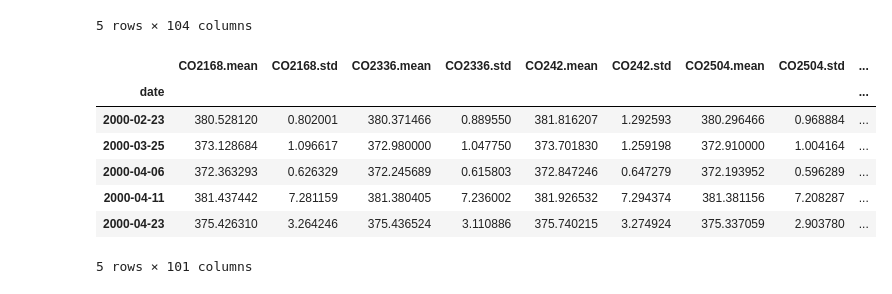
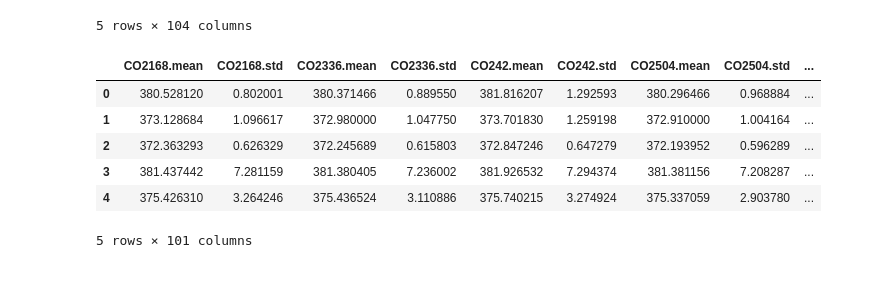
Before and after one commit to Jimmeeee/IML-project, a Jupyter notebook: project.ipynb, the cells around one changed output. Saved outputs shown, nothing was run; the diff lists cells and outputs as text; code cells hidden in the pictures.

```diff
--- a/project.ipynb
+++ b/project.ipynb
@@ -7,8 +7,7 @@ import seaborn as sns
 from sklearn.model_selection import train_test_split
 # %%
 # read data
-path = "data/npf_train.csv"
-df = pd.read_csv(path)
+df = pd.read_csv("data/npf_train.csv")
 # %%
 df.head()
 # %% [output]
@@ -24,19 +23,18 @@ df.head()
 df["class2"] = ["nonevent" if x=="nonevent" else "event" for x in df["class4"]]
 # %%
 # set date as index and drop definitely useless columns (id, partlybad, class4)
-df = df.set_index("date", drop = True)
+del df["date"]
 del df["id"]
 del df["partlybad"]
 del df["class4"]
 df.head()
 # %% [output]
 |  | CO2168.mean | CO2168.std | CO2336.mean | CO2336.std | CO242.mean | CO242.std | CO2504.mean | CO2504.std | ... |
-| date |  |  |  |  |  |  |  |  | ... |
-| 2000-02-23 | 380.528120 | 0.802001 | 380.371466 | 0.889550 | 381.816207 | 1.292593 | 380.296466 | 0.968884 | ... |
-| 2000-03-25 | 373.128684 | 1.096617 | 372.980000 | 1.047750 | 373.701830 | 1.259198 | 372.910000 | 1.004164 | ... |
-| 2000-04-06 | 372.363293 | 0.626329 | 372.245689 | 0.615803 | 372.847246 | 0.647279 | 372.193952 | 0.596289 | ... |
-| 2000-04-11 | 381.437442 | 7.281159 | 381.380405 | 7.236002 | 381.926532 | 7.294374 | 381.381156 | 7.208287 | ... |
-| 2000-04-23 | 375.426310 | 3.264246 | 375.436524 | 3.110886 | 375.740215 | 3.274924 | 375.337059 | 2.903780 | ... |
+| 0 | 380.528120 | 0.802001 | 380.371466 | 0.889550 | 381.816207 | 1.292593 | 380.296466 | 0.968884 | ... |
+| 1 | 373.128684 | 1.096617 | 372.980000 | 1.047750 | 373.701830 | 1.259198 | 372.910000 | 1.004164 | ... |
+| 2 | 372.363293 | 0.626329 | 372.245689 | 0.615803 | 372.847246 | 0.647279 | 372.193952 | 0.596289 | ... |
+| 3 | 381.437442 | 7.281159 | 381.380405 | 7.236002 | 381.926532 | 7.294374 | 381.381156 | 7.208287 | ... |
+| 4 | 375.426310 | 3.264246 | 375.436524 | 3.110886 | 375.740215 | 3.274924 | 375.337059 | 2.903780 | ... |
 5 rows × 101 columns
 # %%
 # correlation matrix
```
Also changed, not shown: parts of 14 cells of this notebook.
